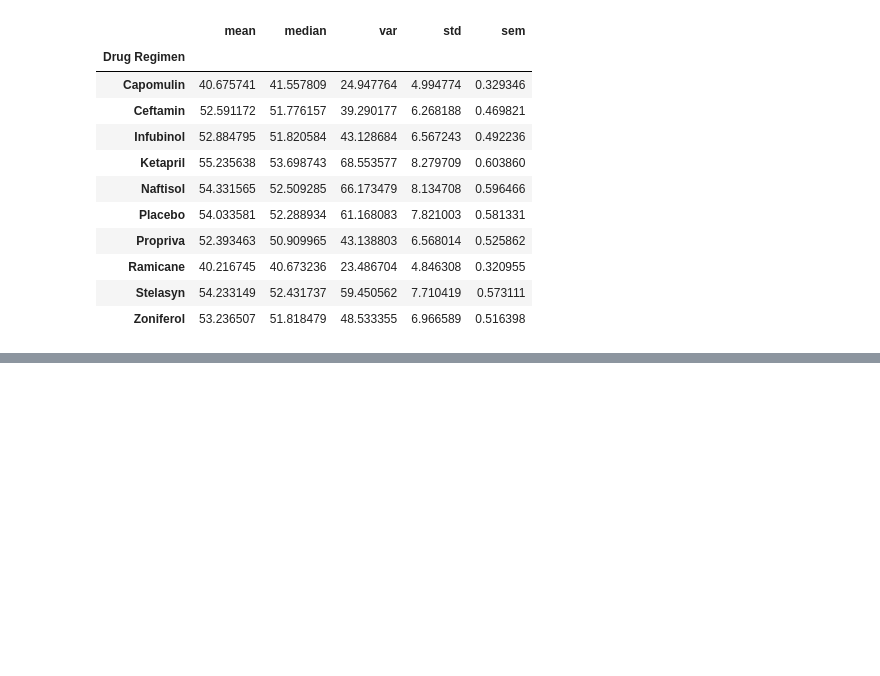
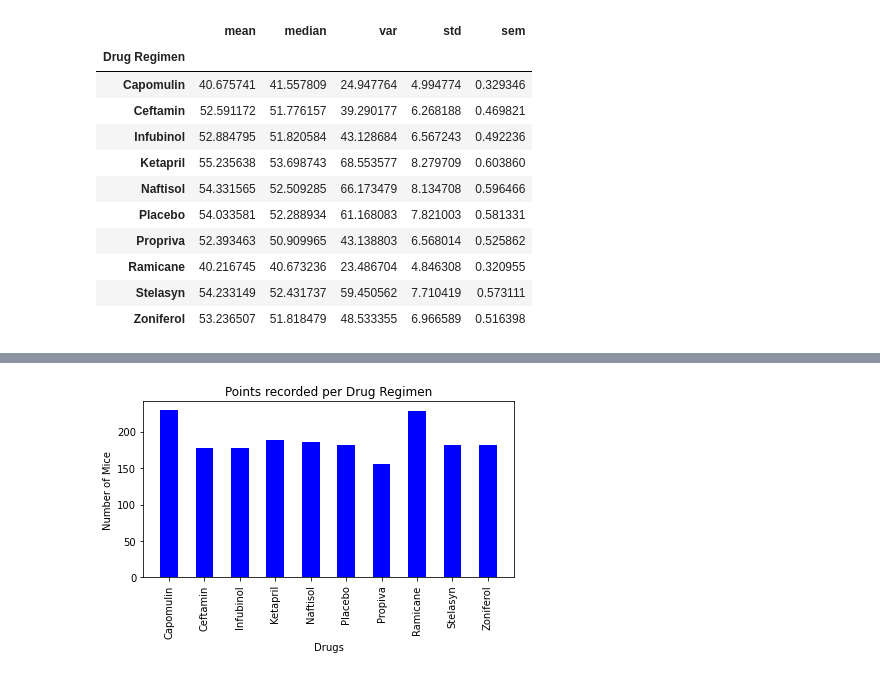
Before and after one commit to kplam624/Mice-Drug-Analysis, a Jupyter notebook: Submission/main.ipynb, the cells around one changed output, grey strips where cells are left out. Drawn from its saved outputs; the diff is of its cells as text; code cells hidden in the pictures; blank space fills up the shorter version.

```diff
--- a/Submission/main.ipynb
+++ b/Submission/main.ipynb
@@ -201,21 +189,23 @@ Name: Drug Regimen, dtype: int64
 # %%
 # bar plot using matplotlib
 
 plt.bar(x_axis, drug_count, width =.5, color = 'blue', alpha = 1 ,align = 'center')
 
 # Setting the tick locations
 tick_locations = [value for value in x_axis]
 plt.xticks(tick_locations, ['Capomulin','Ceftamin','Infubinol','Ketapril','Naftisol','Placebo',
                            'Propiva','Ramicane','Stelasyn','Zoniferol'],
           rotation = 'vertical')
 # Labels for the axis
 plt.xlabel("Drugs")
 plt.ylabel("Number of Mice")
-plt.title("Mice per Drug Regimen")
+plt.title("Points recorded per Drug Regimen")
 
 # Shows the plot
 plt.tight_layout()
 plt.show()
+# %% [output]
+[figure, added]
 # %%
 # Creating a pie chart based on the sex of the mice
 # This uses pandas plot
```
Also changed, not shown: parts of 21 cells of this notebook.
